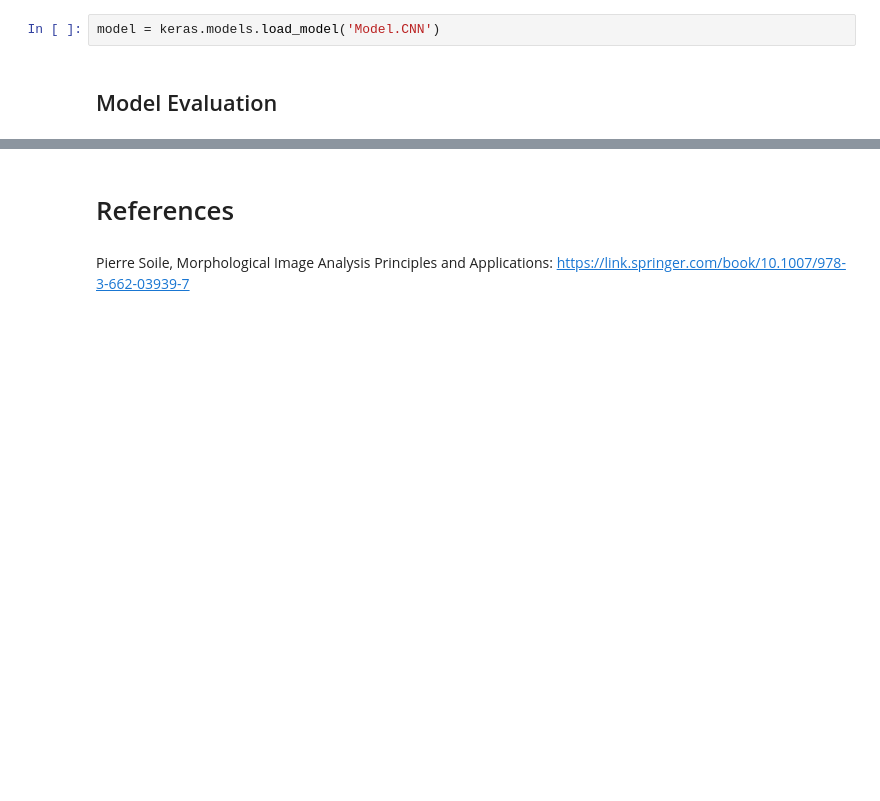
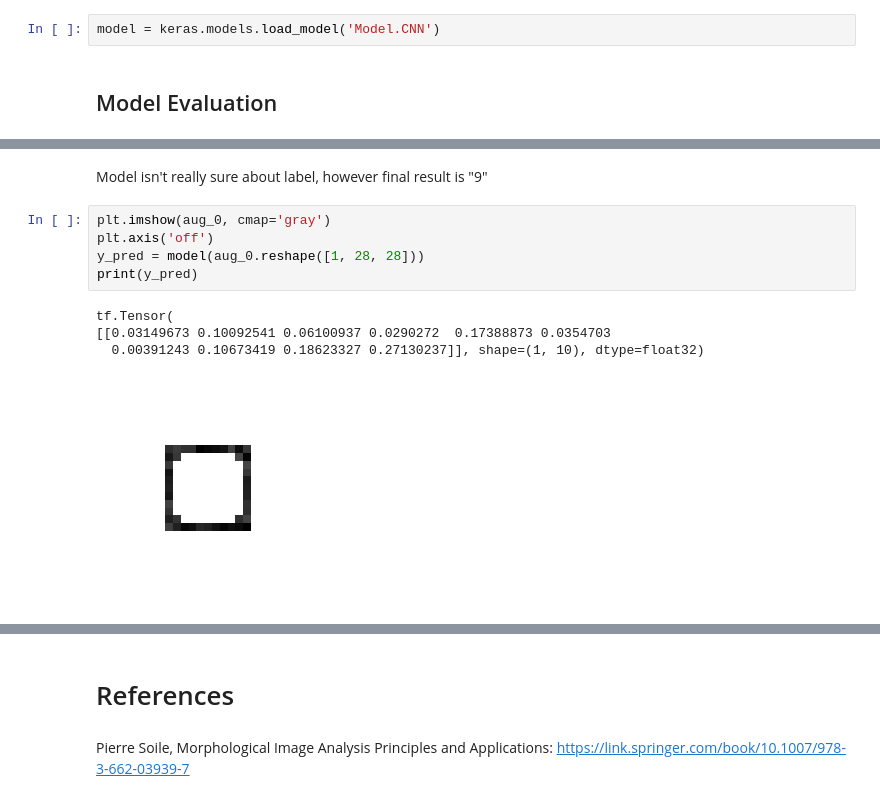
Before and after one commit to PatrickDabkowski/Classifier_Model, a Jupyter notebook: Image Classifier Visualization and Documentation.ipynb, the cells around one changed output, grey strips where cells are left out. Drawn from its saved outputs; the diff is of its cells as text; blank space fills up the shorter version.

```diff
--- a/Image Classifier Visualization and Documentation.ipynb
+++ b/Image Classifier Visualization and Documentation.ipynb
@@ -373,0 +395,12 @@ score = model.evaluate(X_test, y_test)
+# %% [markdown]
+Model isn't really sure about label, however final result is "9"
+# %%
+plt.imshow(aug_0, cmap='gray')
+plt.axis('off')
+y_pred = model(aug_0.reshape([1, 28, 28]))
+print(y_pred)
+# %% [output]
+tf.Tensor(
+[[0.03149673 0.10092541 0.06100937 0.0290272  0.17388873 0.0354703
+  0.00391243 0.10673419 0.18623327 0.27130237]], shape=(1, 10), dtype=float32)
+[figure, added]
```
Also changed, not shown: parts of 23 cells of this notebook.
